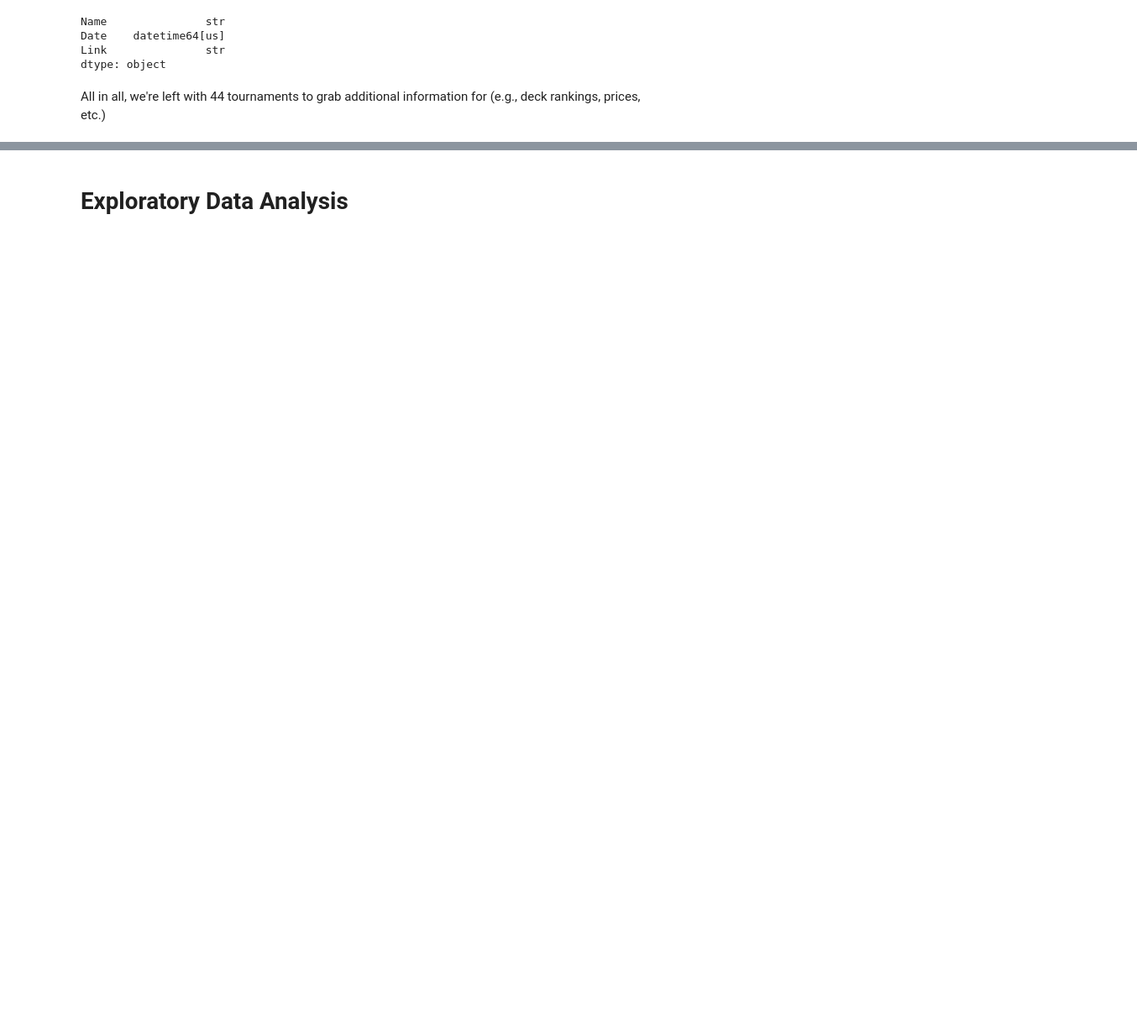
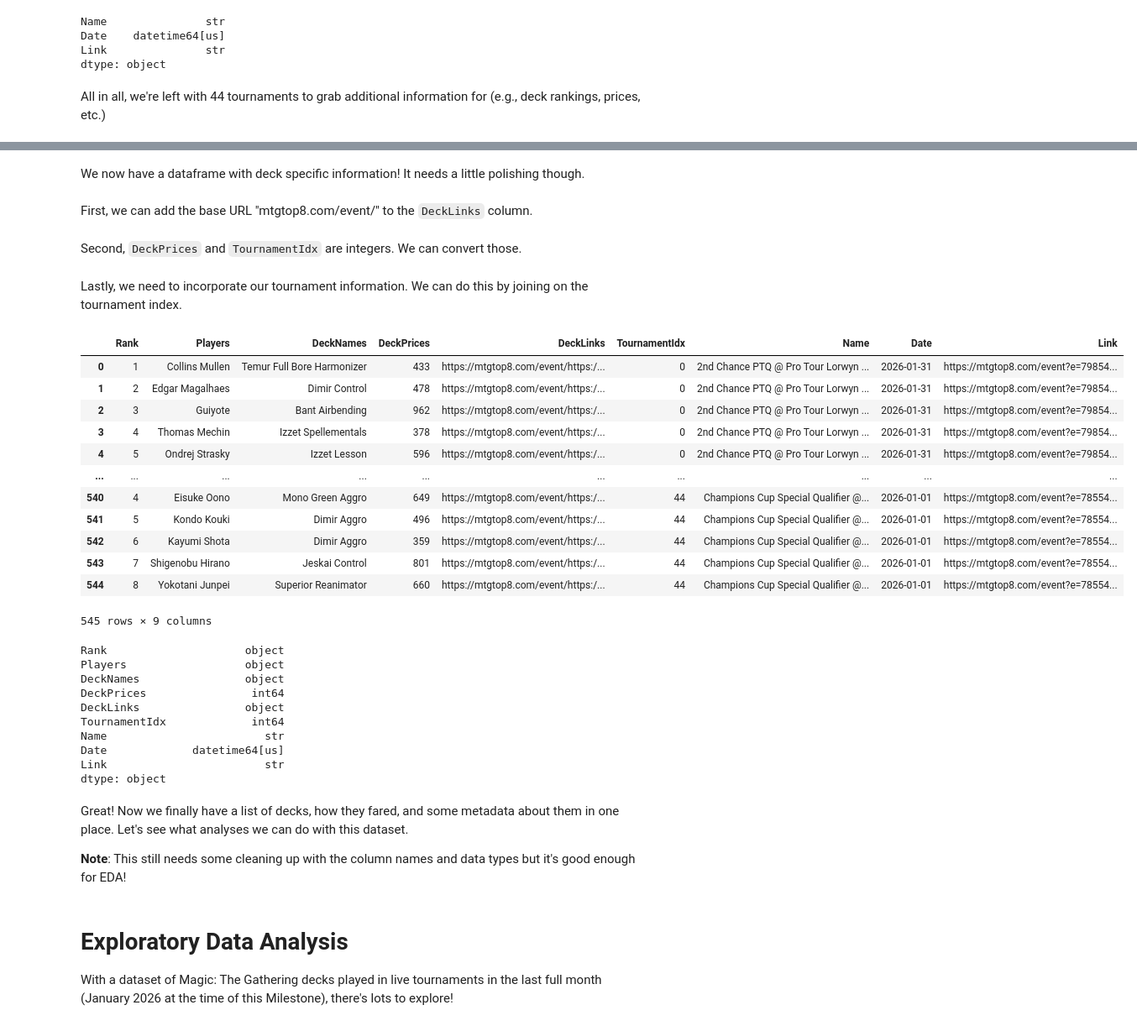
Before and after one commit to abbyortego/cmps-6790-final-tutorial, a Jupyter notebook: Milestone1.ipynb, the cells around one changed output, grey strips where cells are left out. Shown at 84% size. Cells and saved outputs as stored; diff of their text form; code cells hidden in the pictures; blank space fills up the shorter version.

Commit message:
Got all deck data! + Outline for EDA

```diff
--- a/Milestone1.ipynb
+++ b/Milestone1.ipynb
@@ -239,0 +259,16 @@ All in all, we're left with 44 tournaments to grab additional information for (e
+# %%
+# get all tournament pages
+tournaments_html = []
+
+for idx, row in tournaments_df.iterrows():
+    r = requests.get(f"{row['Link']}")
+    if r.status_code != 200:
+        print(f"Could not scrape {row['Name']} details from {row['Link']}.")
+        continue
+    #
+
+    soup = BeautifulSoup(r.content)
+    tournaments_html.append(soup)
+#
+
+display(tournaments_html)
@@ -240,2 +361,49 @@ All in all, we're left with 44 tournaments to grab additional information for (e
+# %% [markdown]
+We now have a dataframe with deck specific information! It needs a little polishing though.
+# %% [markdown]
+First, we can add the base URL "mtgtop8.com/event/" to the `DeckLinks` column.
+# %%
+# adding base_url to links
+base_url = "https://mtgtop8.com/event"
+decks_df["DeckLinks"] = base_url + '/' + decks_df["DeckLinks"]
+# %% [markdown]
+Second, `DeckPrices` and `TournamentIdx` are integers. We can convert those.
+# %%
+decks_df[["DeckPrices", "TournamentIdx"]] = decks_df[["DeckPrices", "TournamentIdx"]].astype("int")
+# %% [markdown]
+Lastly, we need to incorporate our tournament information. We can do this by joining on the tournament index.
+# %%
+# all_decks_df = decks_df.join(tournaments_df, on="TournamentIdx")      # TODO: run this when your rerun it in the future
+display(decks_df, decks_df.dtypes)
+# %% [output]
+|  | Rank | Players | DeckNames | DeckPrices | DeckLinks | TournamentIdx | Name | Date | Link |
+| 0 | 1 | Collins Mullen | Temur Full Bore Harmonizer | 433 | https://mtgtop8.com/event/https:/... | 0 | 2nd Chance PTQ @ Pro Tour Lorwyn ... | 2026-01-31 | https://mtgtop8.com/event?e=79854... |
+| 1 | 2 | Edgar Magalhaes | Dimir Control | 478 | https://mtgtop8.com/event/https:/... | 0 | 2nd Chance PTQ @ Pro Tour Lorwyn ... | 2026-01-31 | https://mtgtop8.com/event?e=79854... |
+| 2 | 3 | Guiyote | Bant Airbending | 962 | https://mtgtop8.com/event/https:/... | 0 | 2nd Chance PTQ @ Pro Tour Lorwyn ... | 2026-01-31 | https://mtgtop8.com/event?e=79854... |
+| 3 | 4 | Thomas Mechin | Izzet Spellementals | 378 | https://mtgtop8.com/event/https:/... | 0 | 2nd Chance PTQ @ Pro Tour Lorwyn ... | 2026-01-31 | https://mtgtop8.com/event?e=79854... |
+| 4 | 5 | Ondrej Strasky | Izzet Lesson | 596 | https://mtgtop8.com/event/https:/... | 0 | 2nd Chance PTQ @ Pro Tour Lorwyn ... | 2026-01-31 | https://mtgtop8.com/event?e=79854... |
+| ... | ... | ... | ... | ... | ... | ... | ... | ... | ... |
+| 540 | 4 | Eisuke Oono | Mono Green Aggro | 649 | https://mtgtop8.com/event/https:/... | 44 | Champions Cup Special Qualifier @... | 2026-01-01 | https://mtgtop8.com/event?e=78554... |
+| 541 | 5 | Kondo Kouki | Dimir Aggro | 496 | https://mtgtop8.com/event/https:/... | 44 | Champions Cup Special Qualifier @... | 2026-01-01 | https://mtgtop8.com/event?e=78554... |
+| 542 | 6 | Kayumi Shota | Dimir Aggro | 359 | https://mtgtop8.com/event/https:/... | 44 | Champions Cup Special Qualifier @... | 2026-01-01 | https://mtgtop8.com/event?e=78554... |
+| 543 | 7 | Shigenobu Hirano | Jeskai Control | 801 | https://mtgtop8.com/event/https:/... | 44 | Champions Cup Special Qualifier @... | 2026-01-01 | https://mtgtop8.com/event?e=78554... |
+| 544 | 8 | Yokotani Junpei | Superior Reanimator | 660 | https://mtgtop8.com/event/https:/... | 44 | Champions Cup Special Qualifier @... | 2026-01-01 | https://mtgtop8.com/event?e=78554... |
+545 rows × 9 columns
+Rank                     object
+Players                  object
+DeckNames                object
+DeckPrices                int64
+DeckLinks                object
+TournamentIdx             int64
+Name                        str
+Date             datetime64[us]
+Link                        str
+dtype: object
+# %% [markdown]
+Great! Now we finally have a list of decks, how they fared, and some metadata about them in one place. Let's see what analyses we can do with this dataset.
+
+**Note**: This still needs some cleaning up with the column names and data types but it's good enough for EDA!
 # %% [markdown]
 # Exploratory Data Analysis
+
+With a dataset of Magic: The Gathering decks played in live tournaments in the last full month (January 2026 at the time of this Milestone), there's lots to explore!
```
Also changed, not shown: parts of 19 cells of this notebook.
